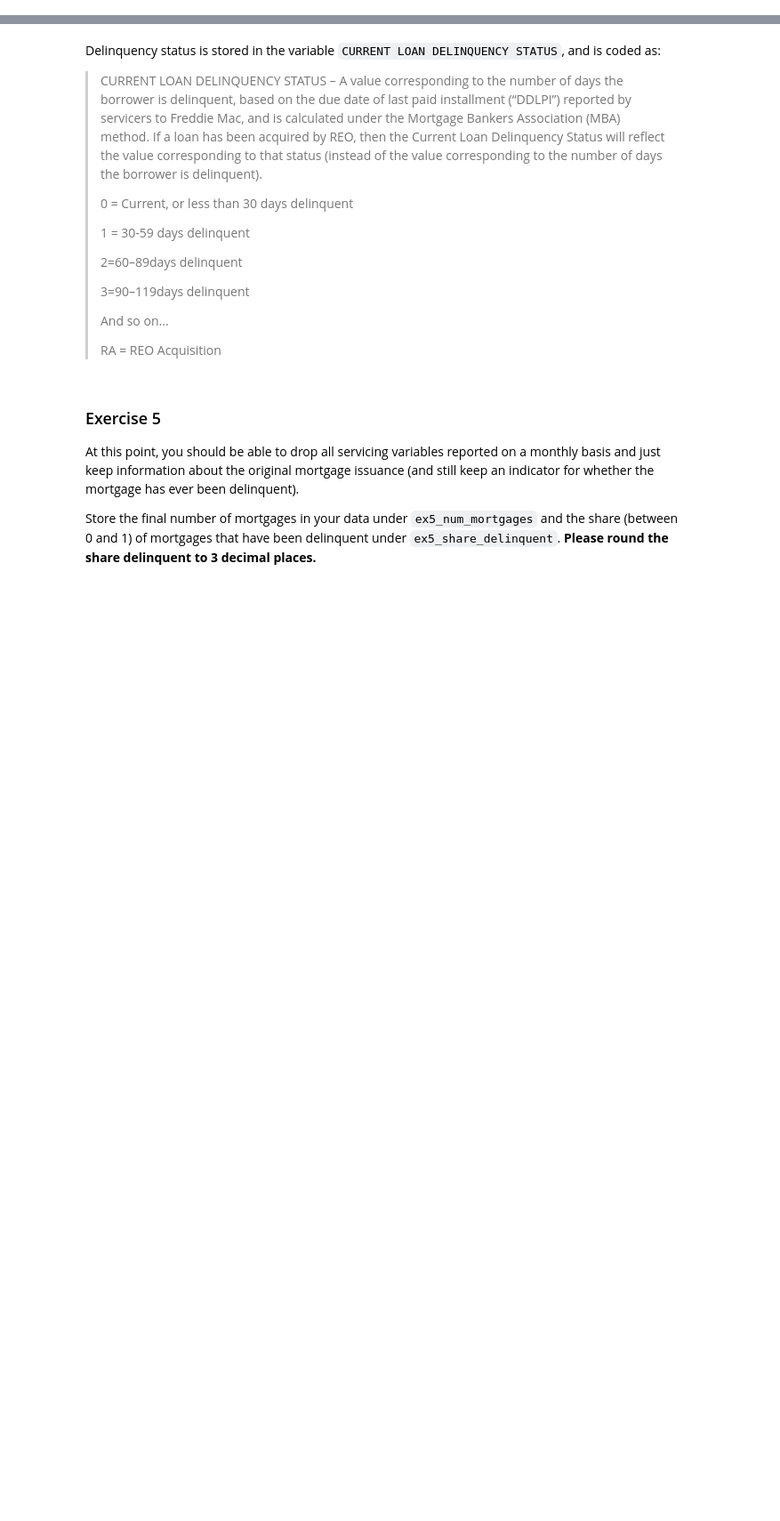
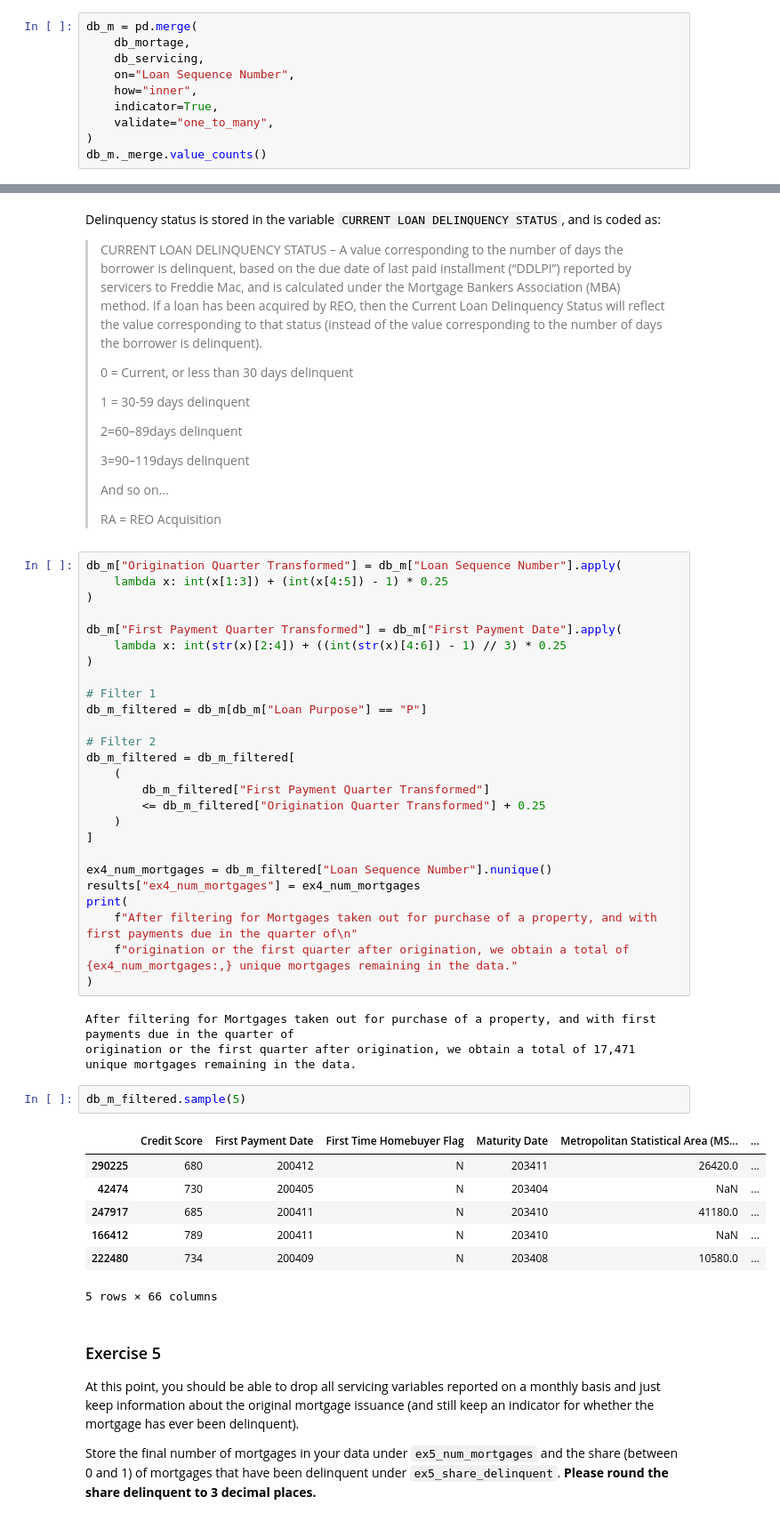
Before and after one commit to cathylyirang/IDS_701_UDS, a Jupyter notebook: exercise_passive_prediction.ipynb, the cells around one changed output, grey strips where cells are left out. Shown: that part at 89% size. Drawn from its saved outputs; the diff is of its cells as text; blank space fills up the shorter version.

```diff
--- a/exercise_passive_prediction.ipynb
+++ b/exercise_passive_prediction.ipynb
@@ -102,3 +275,13 @@ Merge your two datasets. Be sure to use the `validate` keyword argument in `merg
 You will find some records in the origination files not in the servicing file. We need data from both files, so just do an `inner` join.
 
 Assuming that you list the data associated with `sample_orig_2004_standard_mortgages.txt` first and `sample_svcg_2004_threeyears_standard_mortgages.txt` second, what keyword are you passing to `validate`? Store your answer as a string (use one of: `"1:1"`, `"m:1"`, `"1:m"`, `"m:m"`) in a dictionary called `results` under the key `ex2_merge_type`.
+# %%
+db_m = pd.merge(
+    db_mortage,
+    db_servicing,
+    on="Loan Sequence Number",
+    how="inner",
+    indicator=True,
+    validate="one_to_many",
+)
+db_m._merge.value_counts()
@@ -123,6 +316,45 @@ If a loan has been acquired by REO, then the Current Loan Delinquency Status wil
 > And so on...
 >
 > RA = REO Acquisition
+# %%
+db_m["Origination Quarter Transformed"] = db_m["Loan Sequence Number"].apply(
+    lambda x: int(x[1:3]) + (int(x[4:5]) - 1) * 0.25
+)
+
+db_m["First Payment Quarter Transformed"] = db_m["First Payment Date"].apply(
+    lambda x: int(str(x)[2:4]) + ((int(str(x)[4:6]) - 1) // 3) * 0.25
+)
+
+# Filter 1
+db_m_filtered = db_m[db_m["Loan Purpose"] == "P"]
+
+# Filter 2
+db_m_filtered = db_m_filtered[
+    (
+        db_m_filtered["First Payment Quarter Transformed"]
+        <= db_m_filtered["Origination Quarter Transformed"] + 0.25
+    )
+]
+
+ex4_num_mortgages = db_m_filtered["Loan Sequence Number"].nunique()
+results["ex4_num_mortgages"] = ex4_num_mortgages
+print(
+    f"After filtering for Mortgages taken out for purchase of a property, and with first payments due in the quarter of\n"
+    f"origination or the first quarter after origination, we obtain a total of {ex4_num_mortgages:,} unique mortgages remaining in the data."
+)
+# %% [output]
+After filtering for Mortgages taken out for purchase of a property, and with first payments due in the quarter of
+origination or the first quarter after origination, we obtain a total of 17,471 unique mortgages remaining in the data.
+# %%
+db_m_filtered.sample(5)
+# %% [output]
+|  | Credit Score | First Payment Date | First Time Homebuyer Flag | Maturity Date | Metropolitan Statistical Area (MS... | ... |
+| 290225 | 680 | 200412 | N | 203411 | 26420.0 | ... |
+| 42474 | 730 | 200405 | N | 203404 | NaN | ... |
+| 247917 | 685 | 200411 | N | 203410 | 41180.0 | ... |
+| 166412 | 789 | 200411 | N | 203410 | NaN | ... |
+| 222480 | 734 | 200409 | N | 203408 | 10580.0 | ... |
+5 rows × 66 columns
 # %% [markdown]
 ### Exercise 5
 
```
Also changed, not shown: parts of 14 cells of this notebook, 1 other file.
